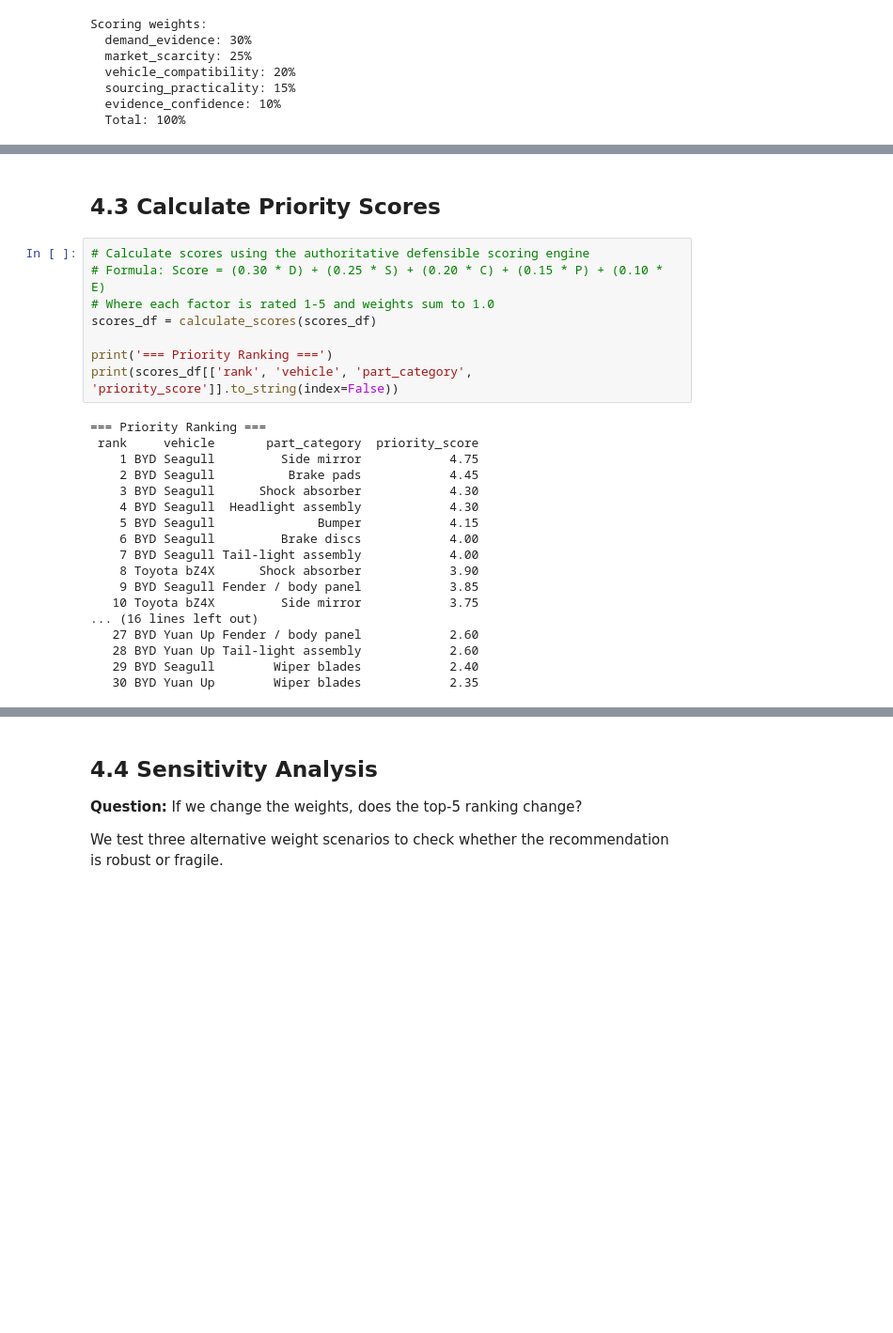
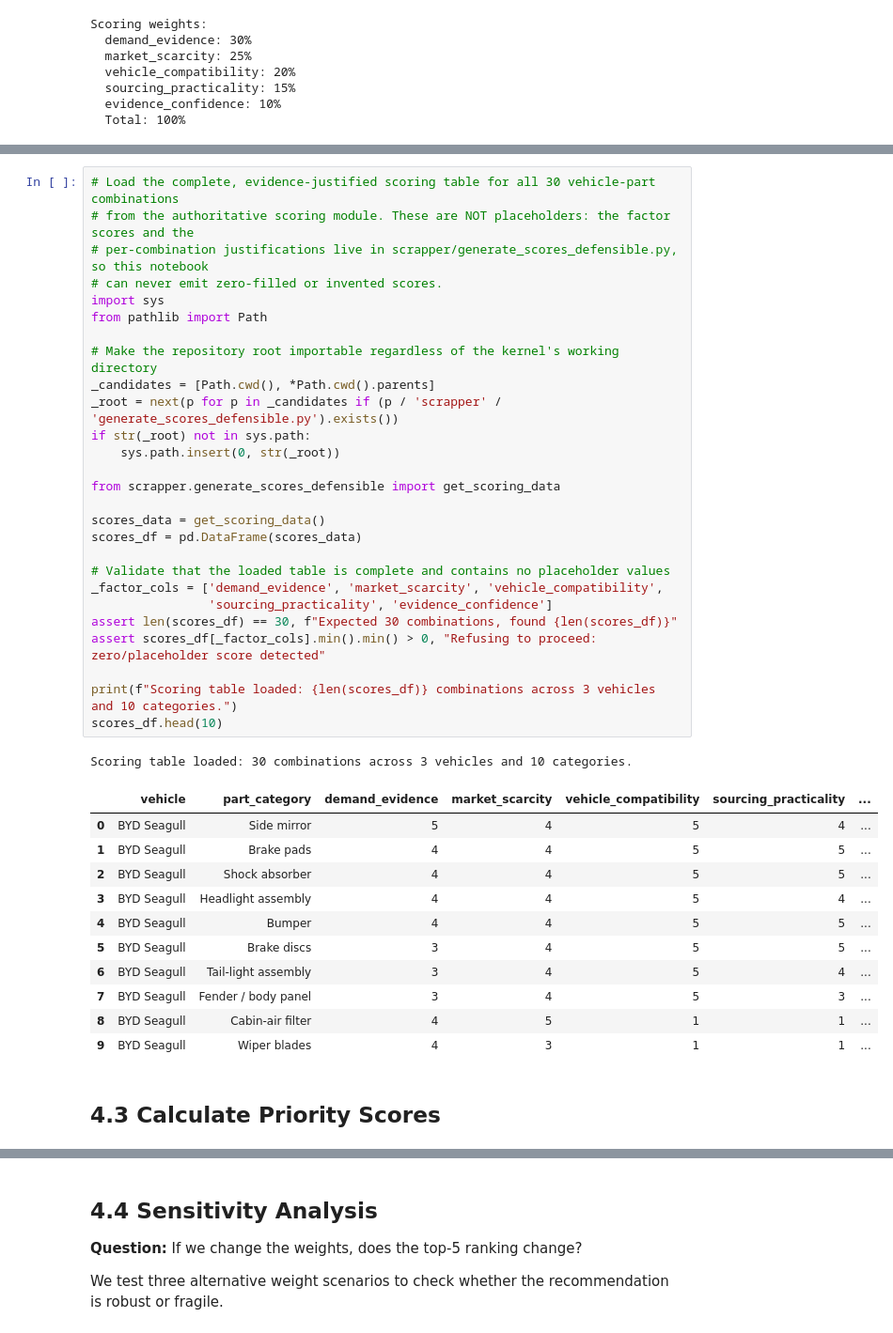
Before and after one commit to zacktam12/ev-spare-parts-prioritization, a Jupyter notebook: notebooks/04_analysis_and_scoring.ipynb, the cells around one changed output, grey strips where cells are left out. Shown at 94% size. Cells and saved outputs as stored; diff of their text form; blank space fills up the shorter version.

Commit message:
feat: initialize end-to-end EV spare parts prioritization pipeline with scoring and reporting

```diff
--- a/notebooks/04_analysis_and_scoring.ipynb
+++ b/notebooks/04_analysis_and_scoring.ipynb
@@ -152,28 +127,42 @@ Scoring table loaded: 30 combinations across 3 vehicles and 10 categories.
+# %%
+# Load the complete, evidence-justified scoring table for all 30 vehicle-part combinations
+# from the authoritative scoring module. These are NOT placeholders: the factor scores and the
+# per-combination justifications live in scrapper/generate_scores_defensible.py, so this notebook
+# can never emit zero-filled or invented scores.
+import sys
+from pathlib import Path
+
+# Make the repository root importable regardless of the kernel's working directory
+_candidates = [Path.cwd(), *Path.cwd().parents]
+_root = next(p for p in _candidates if (p / 'scrapper' / 'generate_scores_defensible.py').exists())
+if str(_root) not in sys.path:
+    sys.path.insert(0, str(_root))
+
+from scrapper.generate_scores_defensible import get_scoring_data
+
+scores_data = get_scoring_data()
+scores_df = pd.DataFrame(scores_data)
+
+# Validate that the loaded table is complete and contains no placeholder values
+_factor_cols = ['demand_evidence', 'market_scarcity', 'vehicle_compatibility',
+                'sourcing_practicality', 'evidence_confidence']
+assert len(scores_df) == 30, f"Expected 30 combinations, found {len(scores_df)}"
+assert scores_df[_factor_cols].min().min() > 0, "Refusing to proceed: zero/placeholder score detected"
+
+print(f"Scoring table loaded: {len(scores_df)} combinations across 3 vehicles and 10 categories.")
+scores_df.head(10)
+# %% [output]
+Scoring table loaded: 30 combinations across 3 vehicles and 10 categories.
+|  | vehicle | part_category | demand_evidence | market_scarcity | vehicle_compatibility | sourcing_practicality | ... |
+| 0 | BYD Seagull | Side mirror | 5 | 4 | 5 | 4 | ... |
+| 1 | BYD Seagull | Brake pads | 4 | 4 | 5 | 5 | ... |
+| 2 | BYD Seagull | Shock absorber | 4 | 4 | 5 | 5 | ... |
+| 3 | BYD Seagull | Headlight assembly | 4 | 4 | 5 | 4 | ... |
+| 4 | BYD Seagull | Bumper | 4 | 4 | 5 | 5 | ... |
+| 5 | BYD Seagull | Brake discs | 3 | 4 | 5 | 5 | ... |
+| 6 | BYD Seagull | Tail-light assembly | 3 | 4 | 5 | 4 | ... |
+| 7 | BYD Seagull | Fender / body panel | 3 | 4 | 5 | 3 | ... |
+| 8 | BYD Seagull | Cabin-air filter | 4 | 5 | 1 | 1 | ... |
+| 9 | BYD Seagull | Wiper blades | 4 | 3 | 1 | 1 | ... |
 # %% [markdown]
 ## 4.3 Calculate Priority Scores
-# %%
-# Calculate scores using the authoritative defensible scoring engine
-# Formula: Score = (0.30 * D) + (0.25 * S) + (0.20 * C) + (0.15 * P) + (0.10 * E)
-# Where each factor is rated 1-5 and weights sum to 1.0
-scores_df = calculate_scores(scores_df)
-
-print('=== Priority Ranking ===')
-print(scores_df[['rank', 'vehicle', 'part_category', 'priority_score']].to_string(index=False))
-# %% [output]
-=== Priority Ranking ===
- rank     vehicle       part_category  priority_score
-    1 BYD Seagull         Side mirror            4.75
-    2 BYD Seagull          Brake pads            4.45
-    3 BYD Seagull      Shock absorber            4.30
-    4 BYD Seagull  Headlight assembly            4.30
-    5 BYD Seagull              Bumper            4.15
-    6 BYD Seagull         Brake discs            4.00
-    7 BYD Seagull Tail-light assembly            4.00
-    8 Toyota bZ4X      Shock absorber            3.90
-    9 BYD Seagull Fender / body panel            3.85
-   10 Toyota bZ4X         Side mirror            3.75
-... (16 lines left out)
-   27 BYD Yuan Up Fender / body panel            2.60
-   28 BYD Yuan Up Tail-light assembly            2.60
-   29 BYD Seagull        Wiper blades            2.40
-   30 BYD Yuan Up        Wiper blades            2.35
```
Also changed, not shown: parts of 18 cells of this notebook, 3 other files.
